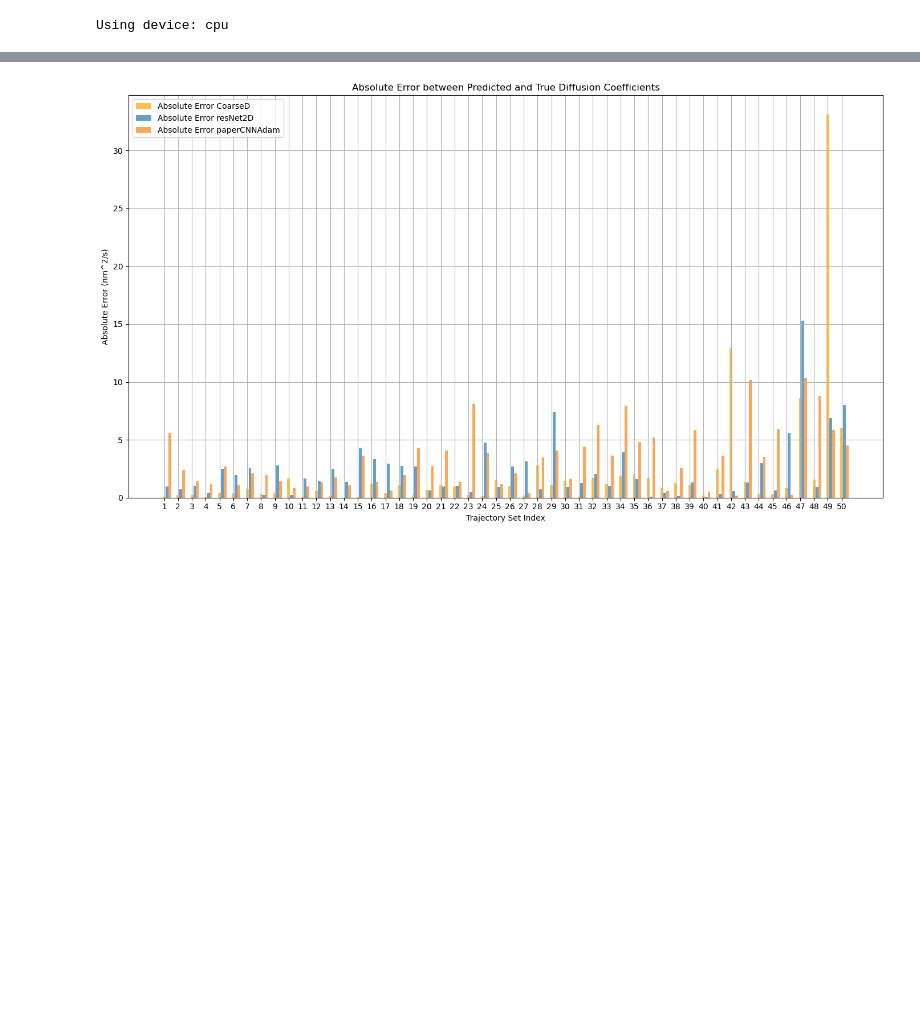
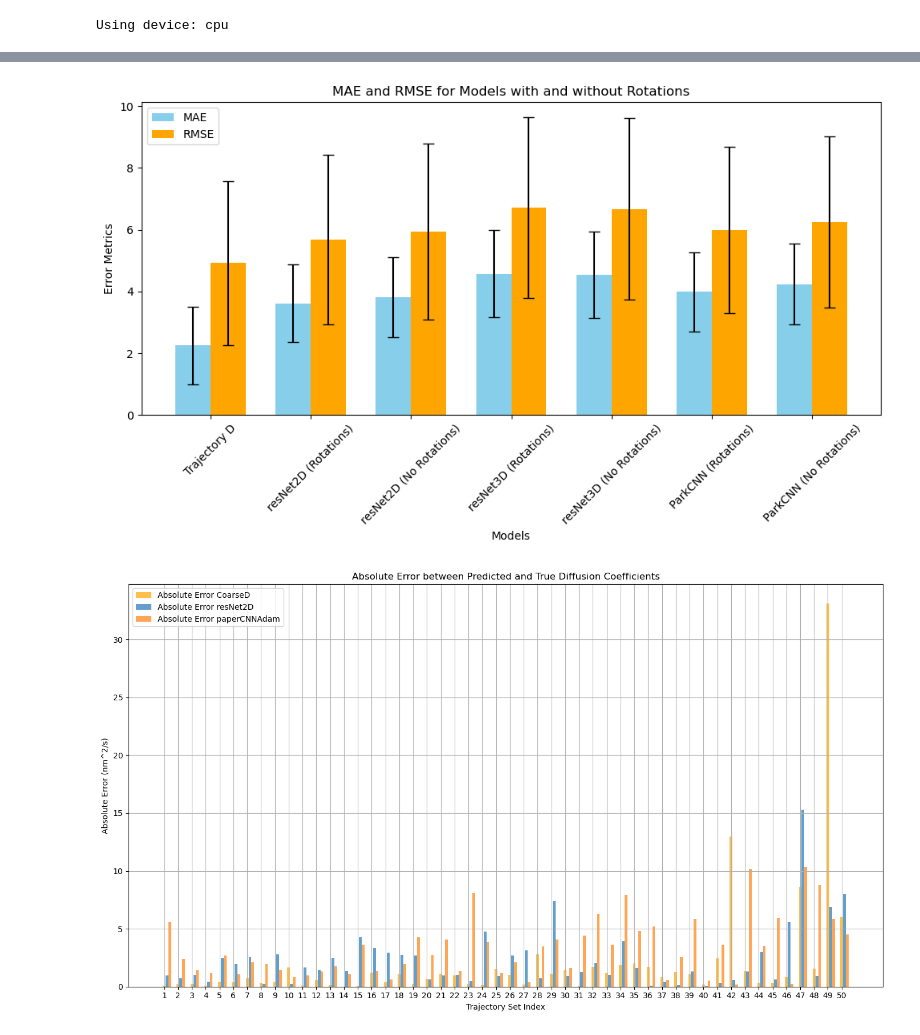
Before and after one commit to CS-433/ml-project-2-big-burger, a Jupyter notebook: ModelTrainPipeline.ipynb, the cells around one changed output, grey strips where cells are left out. Saved outputs shown, nothing was run; the diff lists cells and outputs as text; code cells hidden in the pictures; blank space fills up the shorter version.

```diff
--- a/ModelTrainPipeline.ipynb
+++ b/ModelTrainPipeline.ipynb
@@ -322,3 +423,90 @@ Model: paperCNNAdam Loss without rotation: 24.123281478881836 Loss with rotation
+# %%
+import numpy as np
+import matplotlib.pyplot as plt
+
+# Initialize storage for results
+mae_values = []
+rmse_values = []
+mae_errors = []
+rmse_errors = []
+labels = ["Trajectory D"]
+
+div_factor = 3.5
+
+# Compute MAE and RMSE for coarse D (no rotation)
+mae_coarse = torch.mean(torch.abs(coarseD_tensor - valDs)).item()
+rmse_coarse = torch.sqrt(criterion(coarseD_tensor, valDs)).item()
+mae_std_coarse = torch.std(torch.abs(coarseD_tensor - valDs)).item() / div_factor
+rmse_std_coarse = torch.std((coarseD_tensor - valDs) ** 2).sqrt().item() / div_factor
+
+# Store coarse D metrics (no rotation)
+mae_values.append(mae_coarse)
+rmse_values.append(rmse_coarse)
+mae_errors.append(mae_std_coarse)
+rmse_errors.append(rmse_std_coarse)
+
+# Compute MAE and RMSE for each model
+for name, params in models_params.items():
+    model = params["loaded_model"]
+    criterion = params["criterion"]
+
+    # Predict with rotations
+    model_preds_rot, individualPreds_rot = predict_with_rotations(model, val_images, device)
+    model_preds_grouped_rot = average_predictions(model_preds_rot, group_size=val_im_per_index)
+
+    # Predict without rotations
+    model_preds_no_rot = predict_diffusion_coefficients(model, val_images, device)  # Assuming model can directly predict
+    model_preds_grouped_no_rot = average_predictions(model_preds_no_rot, group_size=val_im_per_index)
+
+    # Calculate MAE and RMSE with rotations
+    mae_model_rot = torch.mean(torch.abs(model_preds_rot - valDs)).item()
+    rmse_model_rot = torch.sqrt(criterion(model_preds_rot, valDs)).item()
+    mae_std_model_rot = torch.std(torch.abs(model_preds_rot - valDs)).item() / div_factor
+    rmse_std_model_rot = torch.std((model_preds_rot - valDs) ** 2).sqrt().item() / div_factor
+
+    # Calculate MAE and RMSE without rotations
+    mae_model_no_rot = torch.mean(torch.abs(model_preds_no_rot - valDs)).item()
+    rmse_model_no_rot = torch.sqrt(criterion(model_preds_no_rot, valDs)).item()
+    mae_std_model_no_rot = torch.std(torch.abs(model_preds_no_rot - valDs)).item() / div_factor
+    rmse_std_model_no_rot = torch.std((model_preds_no_rot - valDs) ** 2).sqrt().item() / div_factor
+
+    # Store metrics with rotation
+    mae_values.append(mae_model_rot)
+    rmse_values.append(rmse_model_rot)
+    mae_errors.append(mae_std_model_rot)
+    rmse_errors.append(rmse_std_model_rot)
+    labels.append(f"{name} (Rotations)")
+
+    # Store metrics without rotation
+    mae_values.append(mae_model_no_rot)
+    rmse_values.append(rmse_model_no_rot)
+    mae_errors.append(mae_std_model_no_rot)
+    rmse_errors.append(rmse_std_model_no_rot)
+    labels.append(f"{name} (No Rotations)")
+
+# Plotting
+x = np.arange(len(labels))  # X-axis positions
+width = 0.35  # Bar width
+
+fig, ax = plt.subplots(figsize=(10, 6))
+
+# Bar plots for MAE and RMSE
+bar1 = ax.bar(x - width / 2, mae_values, width, yerr=mae_errors, label='MAE', capsize=5, color='skyblue')
+bar2 = ax.bar(x + width / 2, rmse_values, width, yerr=rmse_errors, label='RMSE', capsize=5, color='orange')
+
+# Add labels and title
+ax.set_xlabel('Models')
+ax.set_ylabel('Error Metrics')
+ax.set_title('MAE and RMSE for Models with and without Rotations')
+ax.set_xticks(x)
+ax.set_xticklabels(labels, rotation=45)
+ax.legend()
+
+# Show plot
+plt.tight_layout()
+plt.show()
+# %% [output]
+[figure, added]
 # %%
 import numpy as np
 import matplotlib.pyplot as plt
```
Also changed, not shown: parts of 14 cells of this notebook, 5 other files.
